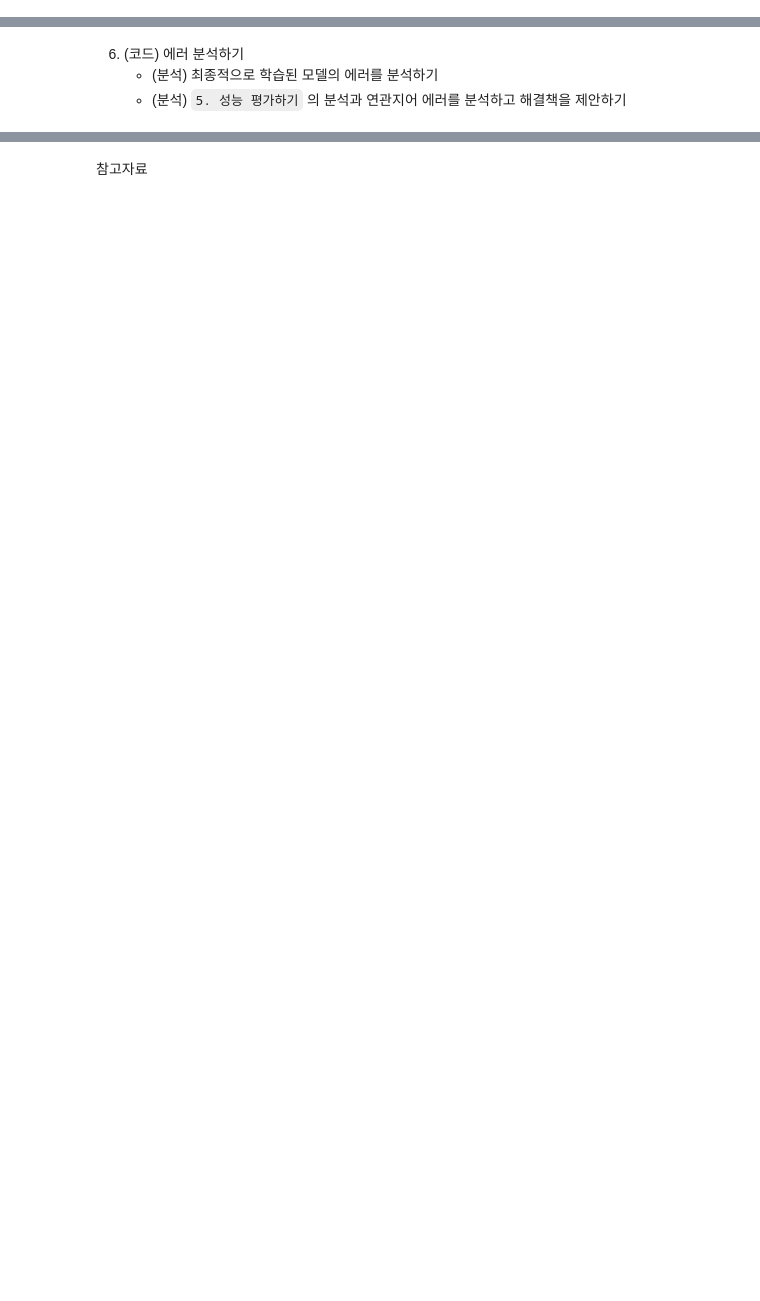
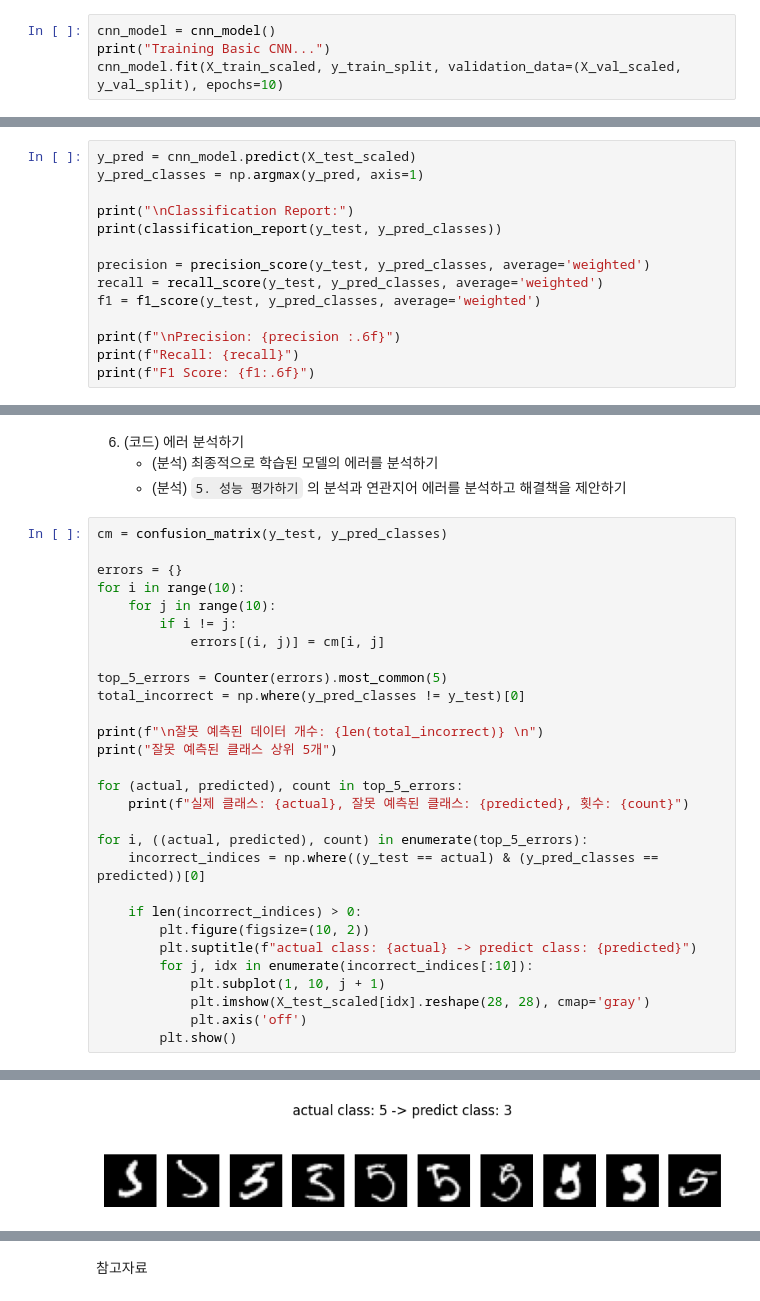
Before and after one commit to JinYeong-Jang/ML, a Jupyter notebook: HW1_소스코드_(4조).ipynb, the cells around one changed output, grey strips where cells are left out. Saved outputs shown, nothing was run; the diff lists cells and outputs as text; blank space fills up the shorter version.

Commit message:
HW1
모델 구현 및 evaluate, error rate 완료

```diff
--- a/HW1_소스코드_(4조).ipynb
+++ b/HW1_소스코드_(4조).ipynb
@@ -140,0 +84,4 @@ MNIST의 픽셀 값은 0 ~ 255 범위 사이에서 표현되어
+# %%
+cnn_model = cnn_model()
+print("Training Basic CNN...")
+cnn_model.fit(X_train_scaled, y_train_split, validation_data=(X_val_scaled, y_val_split), epochs=10)
@@ -143,0 +118,14 @@ MNIST의 픽셀 값은 0 ~ 255 범위 사이에서 표현되어
+# %%
+y_pred = cnn_model.predict(X_test_scaled)
+y_pred_classes = np.argmax(y_pred, axis=1)
+
+print("\nClassification Report:")
+print(classification_report(y_test, y_pred_classes))
+
+precision = precision_score(y_test, y_pred_classes, average='weighted')
+recall = recall_score(y_test, y_pred_classes, average='weighted')
+f1 = f1_score(y_test, y_pred_classes, average='weighted')
+
+print(f"\nPrecision: {precision :.6f}")
+print(f"Recall: {recall}")
+print(f"F1 Score: {f1:.6f}")
@@ -145,3 +154,33 @@ MNIST의 픽셀 값은 0 ~ 255 범위 사이에서 표현되어
 6. (코드) 에러 분석하기
    - (분석) 최종적으로 학습된 모델의 에러를 분석하기
    - (분석) `5. 성능 평가하기` 의 분석과 연관지어 에러를 분석하고 해결책을 제안하기
+# %%
+cm = confusion_matrix(y_test, y_pred_classes)
+
+errors = {}
+for i in range(10):
+    for j in range(10):
+        if i != j:
+            errors[(i, j)] = cm[i, j]
+
+top_5_errors = Counter(errors).most_common(5)
+total_incorrect = np.where(y_pred_classes != y_test)[0]
+
+print(f"\n잘못 예측된 데이터 개수: {len(total_incorrect)} \n")
+print("잘못 예측된 클래스 상위 5개")
+
+for (actual, predicted), count in top_5_errors:
+    print(f"실제 클래스: {actual}, 잘못 예측된 클래스: {predicted}, 횟수: {count}")
+
+for i, ((actual, predicted), count) in enumerate(top_5_errors):
+    incorrect_indices = np.where((y_test == actual) & (y_pred_classes == predicted))[0]
+
+    if len(incorrect_indices) > 0:
+        plt.figure(figsize=(10, 2))
+        plt.suptitle(f"actual class: {actual} -> predict class: {predicted}")
+        for j, idx in enumerate(incorrect_indices[:10]):
+            plt.subplot(1, 10, j + 1)
+            plt.imshow(X_test_scaled[idx].reshape(28, 28), cmap='gray')
+            plt.axis('off')
+        plt.show()
+# %% [output]
@@ -147,0 +195 @@ MNIST의 픽셀 값은 0 ~ 255 범위 사이에서 표현되어
+[figure, added]
```
Also changed, not shown: parts of 24 cells of this notebook.
